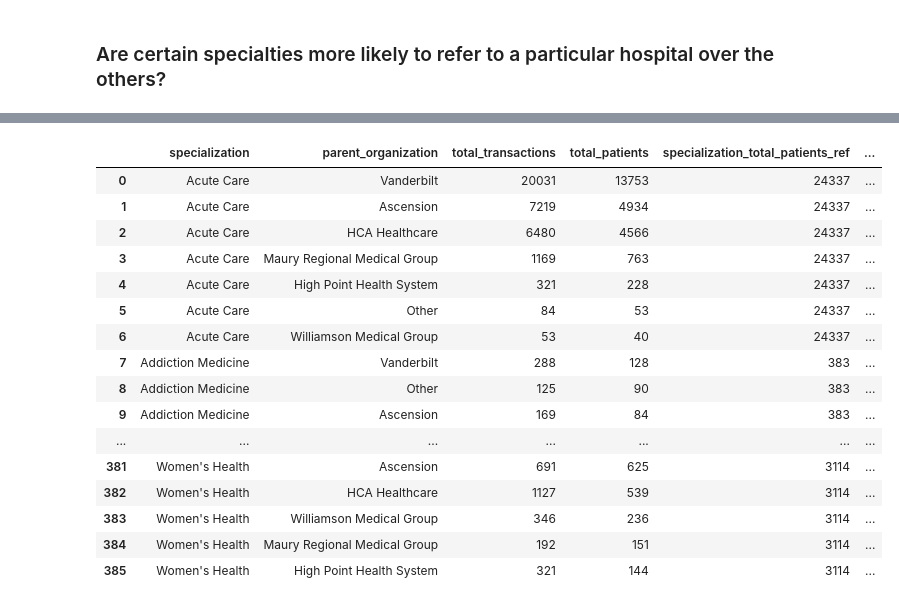
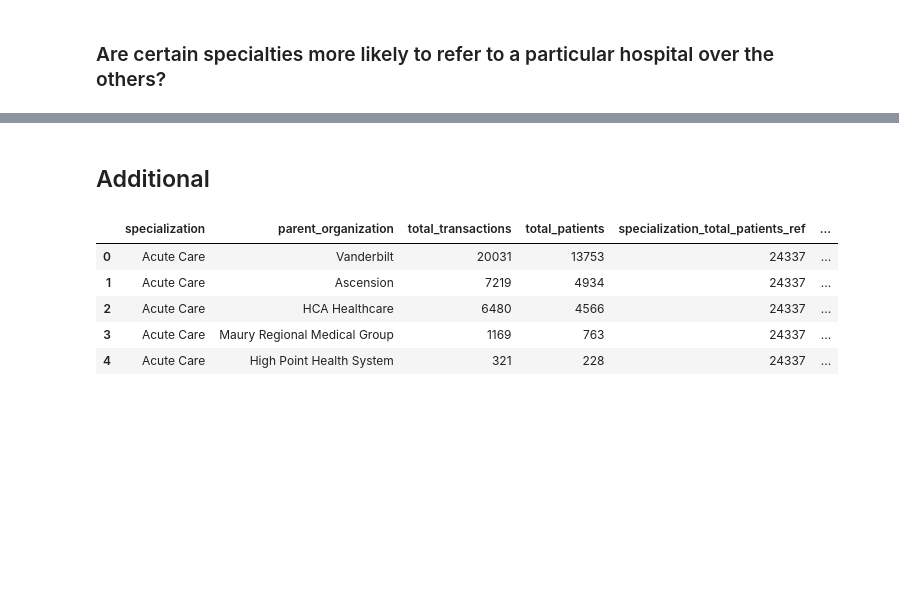
Before and after one commit to tomoumer/hop_team-the-hindenburgs, a Jupyter notebook: Hop_Teaming_Analysis.ipynb, the cells around one changed output, grey strips where cells are left out. Cells and saved outputs as stored; diff of their text form; code cells hidden in the pictures; blank space fills up the shorter version.

```diff
--- a/Hop_Teaming_Analysis.ipynb
+++ b/Hop_Teaming_Analysis.ipynb
@@ -264,3 +250,5 @@ popularity_ratio_sqlite.groupby('specialization')['provider_organization_name_(l
+# %% [markdown]
+## Additional
 # %%
 # Get popularity ratio for each major hospital within a given specialization
 # Group by specialization and parent company
@@ -305,42 +293,31 @@ SELECT t.specialization,
             THEN 'High Point Health System'
         ELSE 'Other'
     END AS parent_organization,
        SUM(h.transaction_count) AS total_transactions, SUM(h.patient_count) AS total_patients,
        s.total_patients AS specialization_total_patients_ref,
        SUM(h.patient_count)*1.0/s.total_patients AS specialization_referral_ratio
 FROM hop_major_TN_hospitals AS h
 INNER JOIN nppes n1
 ON h.from_npi = n1.npi
 INNER JOIN nppes n2
 ON h.to_npi = n2.npi
 INNER JOIN taxonomy as t
 ON n1.primary_taxonomy = t.code
 INNER JOIN specialization AS s
 ON s.specialization = t.specialization
 GROUP BY t.specialization, parent_organization
 ORDER BY t.specialization, specialization_referral_ratio DESC;
 '''
 
 
 with sqlite3.connect('Hop_Teaming_2018.sqlite') as db:
     parent_popularity_ratio_sqlite = pd.read_sql(query, db)
 
-parent_popularity_ratio_sqlite
+parent_popularity_ratio_sqlite.head()
 # %% [output]
 |  | specialization | parent_organization | total_transactions | total_patients | specialization_total_patients_ref | ... |
 | 0 | Acute Care | Vanderbilt | 20031 | 13753 | 24337 | ... |
 | 1 | Acute Care | Ascension | 7219 | 4934 | 24337 | ... |
 | 2 | Acute Care | HCA Healthcare | 6480 | 4566 | 24337 | ... |
 | 3 | Acute Care | Maury Regional Medical Group | 1169 | 763 | 24337 | ... |
 | 4 | Acute Care | High Point Health System | 321 | 228 | 24337 | ... |
-| 5 | Acute Care | Other | 84 | 53 | 24337 | ... |
-| 6 | Acute Care | Williamson Medical Group | 53 | 40 | 24337 | ... |
-| 7 | Addiction Medicine | Vanderbilt | 288 | 128 | 383 | ... |
-| 8 | Addiction Medicine | Other | 125 | 90 | 383 | ... |
-| 9 | Addiction Medicine | Ascension | 169 | 84 | 383 | ... |
-| ... | ... | ... | ... | ... | ... | ... |
-| 381 | Women's Health | Ascension | 691 | 625 | 3114 | ... |
-| 382 | Women's Health | HCA Healthcare | 1127 | 539 | 3114 | ... |
-| 383 | Women's Health | Williamson Medical Group | 346 | 236 | 3114 | ... |
-| 384 | Women's Health | Maury Regional Medical Group | 192 | 151 | 3114 | ... |
-| 385 | Women's Health | High Point Health System | 321 | 144 | 3114 | ... |
```
Also changed, not shown: parts of 5 cells of this notebook, 2 other files.
